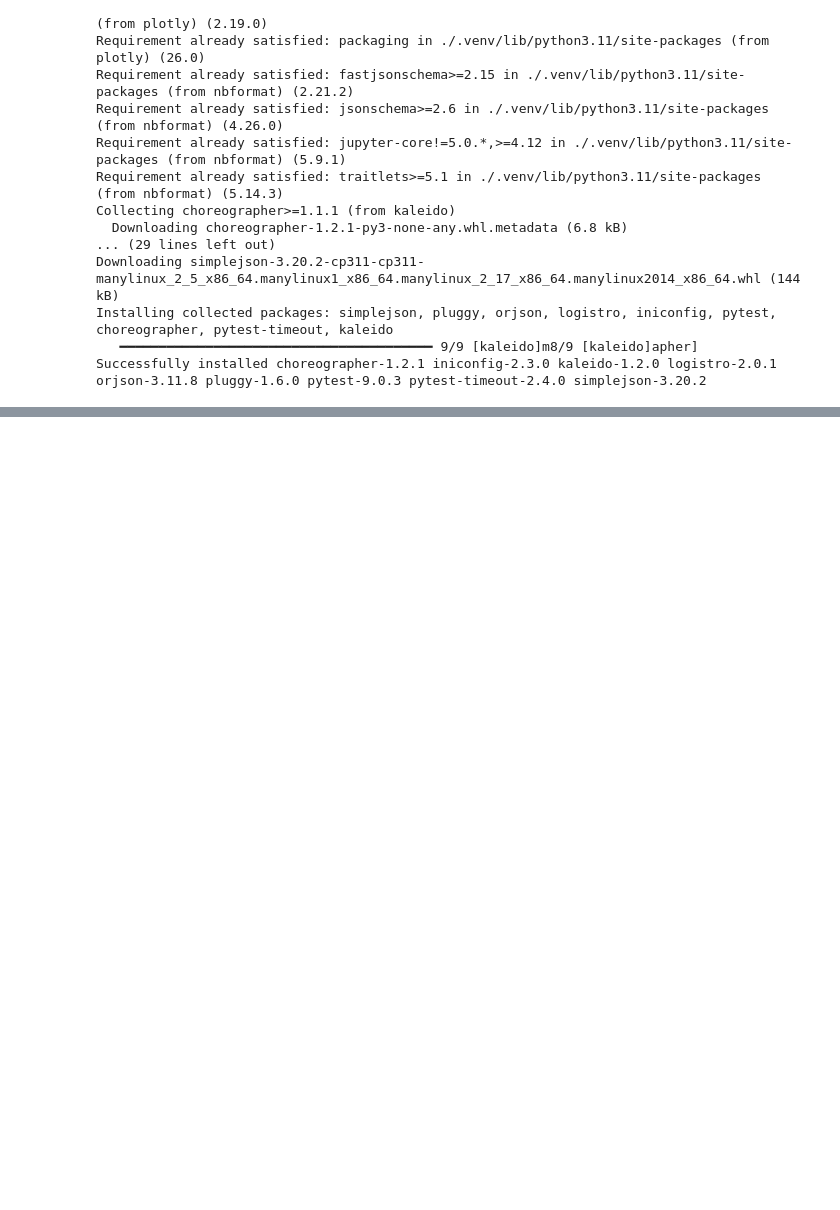
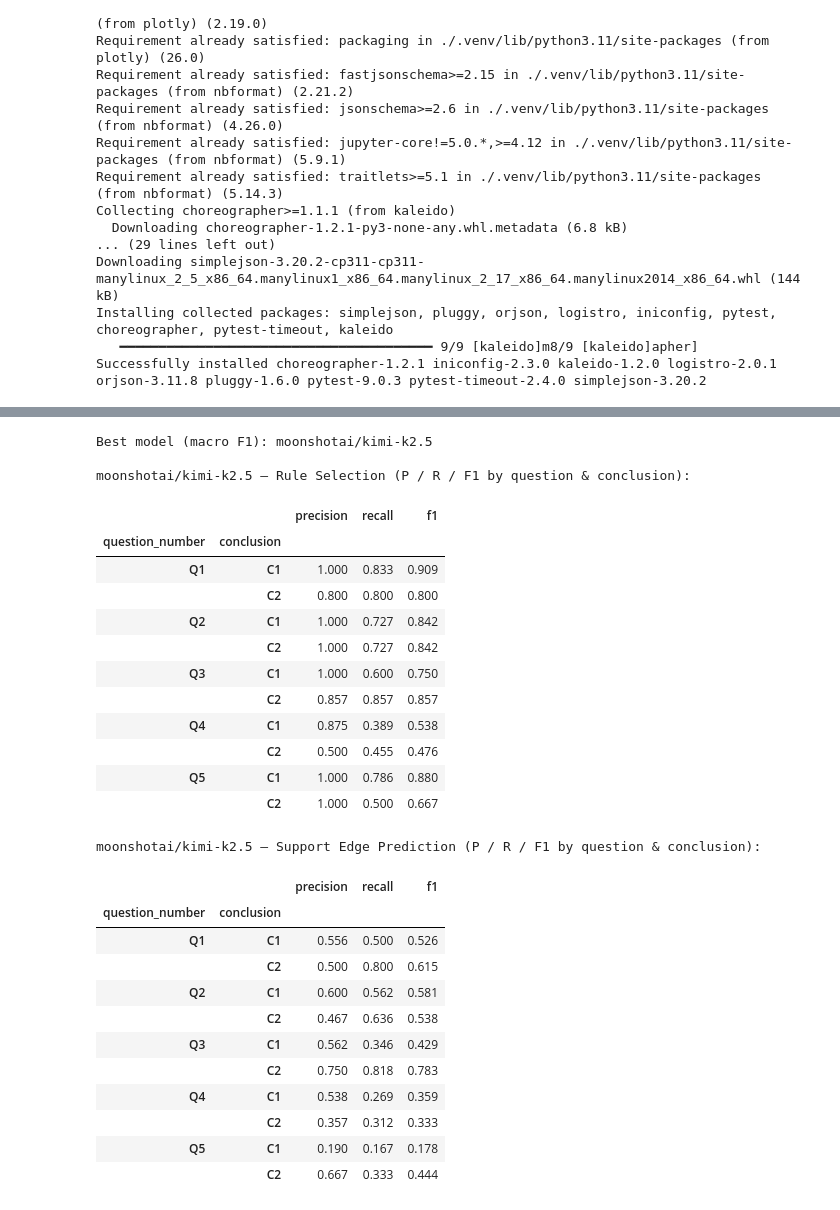
Before and after one commit to rnanda17/irac_paper, a Jupyter notebook: IRAC_notebook2.ipynb, the cells around one changed output, grey strips where cells are left out. Drawn from its saved outputs; the diff is of its cells as text; code cells hidden in the pictures; blank space fills up the shorter version.

```diff
--- a/IRAC_notebook2.ipynb
+++ b/IRAC_notebook2.ipynb
@@ -491,0 +490,45 @@ Average F1 by Model and Question:
+# %%
+# Per-question and per-conclusion results for the best model (by macro F1), split by task
+best_model = df.groupby("model")["f1"].mean().idxmax()
+print(f"Best model (macro F1): {best_model}\n")
+
+best_df = df[df["model"] == best_model]
+
+for metric_key, task_label in TASK_LABELS.items():
+    table = (
+        best_df[best_df["metric"] == metric_key]
+        .set_index(["question_number", "conclusion"])[["precision", "recall", "f1"]]
+        .sort_index()
+        .round(3)
+    )
+    print(f"{best_model} — {task_label} (P / R / F1 by question & conclusion):")
+    display(table)
+# %% [output]
+Best model (macro F1): moonshotai/kimi-k2.5
+
+moonshotai/kimi-k2.5 — Rule Selection (P / R / F1 by question & conclusion):
+|  |  | precision | recall | f1 |
+| question_number | conclusion |  |  |  |
+| Q1 | C1 | 1.000 | 0.833 | 0.909 |
+|  | C2 | 0.800 | 0.800 | 0.800 |
+| Q2 | C1 | 1.000 | 0.727 | 0.842 |
+|  | C2 | 1.000 | 0.727 | 0.842 |
+| Q3 | C1 | 1.000 | 0.600 | 0.750 |
+|  | C2 | 0.857 | 0.857 | 0.857 |
+| Q4 | C1 | 0.875 | 0.389 | 0.538 |
+|  | C2 | 0.500 | 0.455 | 0.476 |
+| Q5 | C1 | 1.000 | 0.786 | 0.880 |
+|  | C2 | 1.000 | 0.500 | 0.667 |
+moonshotai/kimi-k2.5 — Support Edge Prediction (P / R / F1 by question & conclusion):
+|  |  | precision | recall | f1 |
+| question_number | conclusion |  |  |  |
+| Q1 | C1 | 0.556 | 0.500 | 0.526 |
+|  | C2 | 0.500 | 0.800 | 0.615 |
+| Q2 | C1 | 0.600 | 0.562 | 0.581 |
+|  | C2 | 0.467 | 0.636 | 0.538 |
+| Q3 | C1 | 0.562 | 0.346 | 0.429 |
+|  | C2 | 0.750 | 0.818 | 0.783 |
+| Q4 | C1 | 0.538 | 0.269 | 0.359 |
+|  | C2 | 0.357 | 0.312 | 0.333 |
+| Q5 | C1 | 0.190 | 0.167 | 0.178 |
+|  | C2 | 0.667 | 0.333 | 0.444 |
```
Also changed, not shown: parts of 3 cells of this notebook.
